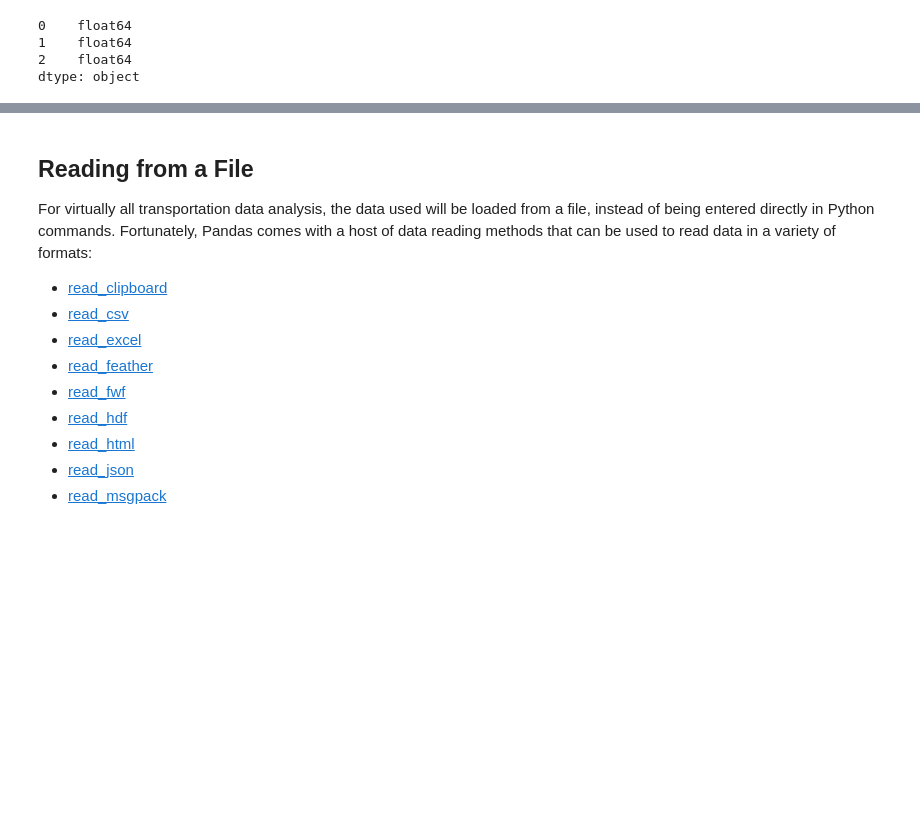
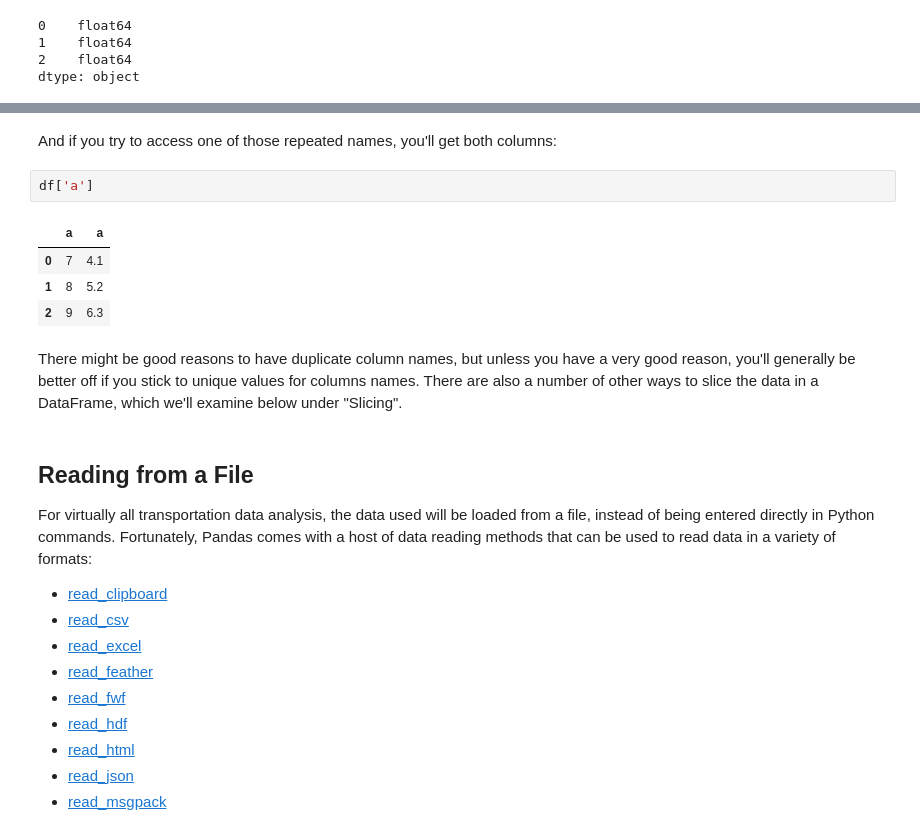
Before and after one commit to jpn--/python-for-transportation-modeling, a Jupyter notebook: course-content/tabular-analysis/basic-analysis-with-pandas.ipynb, the cells around one changed output, grey strips where cells are left out. Cells and saved outputs as stored; diff of their text form; blank space fills up the shorter version.

```diff
--- a/course-content/tabular-analysis/basic-analysis-with-pandas.ipynb
+++ b/course-content/tabular-analysis/basic-analysis-with-pandas.ipynb
@@ -160,3 +190,14 @@ dtype: object
+# %% [markdown]
+And if you try to access one of those repeated names, you'll get both columns:
+# %%
+df['a']
+# %% [output]
+|  | a | a |
+| 0 | 7 | 4.1 |
+| 1 | 8 | 5.2 |
+| 2 | 9 | 6.3 |
+# %% [markdown]
+There might be good reasons to have duplicate column names, but unless you have a very good reason, you'll generally be better off if you stick to unique values for columns names.  There are also a number of other ways to slice the data in a DataFrame, which we'll examine below under "Slicing".
 # %% [markdown]
 ## Reading from a File
 
```
Also changed, not shown: parts of 7 cells of this notebook.
